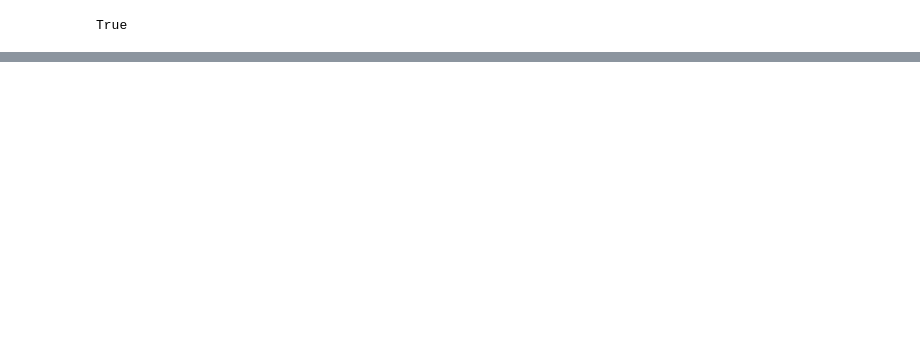
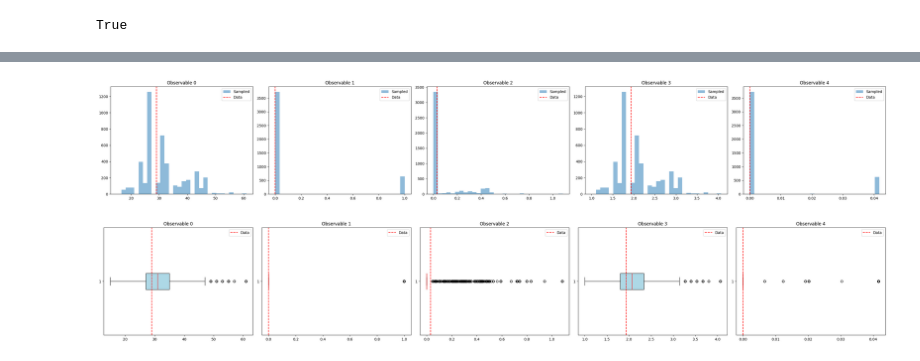
Before and after one commit to LorenzoTonet/torch_erg_experiments, a Jupyter notebook: Trees.ipynb, the cells around one changed output, grey strips where cells are left out. Saved outputs shown, nothing was run; the diff lists cells and outputs as text; code cells hidden in the pictures; blank space fills up the shorter version.

```diff
--- a/Trees.ipynb
+++ b/Trees.ipynb
@@ -211,0 +243,6 @@ params_for_estimates, params_for_estimates2
+# %%
+hist_obs_samples(observables3, obs3)
+boxplot_obs_samples(observables3, obs3)
+# %% [output]
+[figure, added]
+[figure, added]
```
Also changed, not shown: parts of 15 cells of this notebook, 5 other files.
